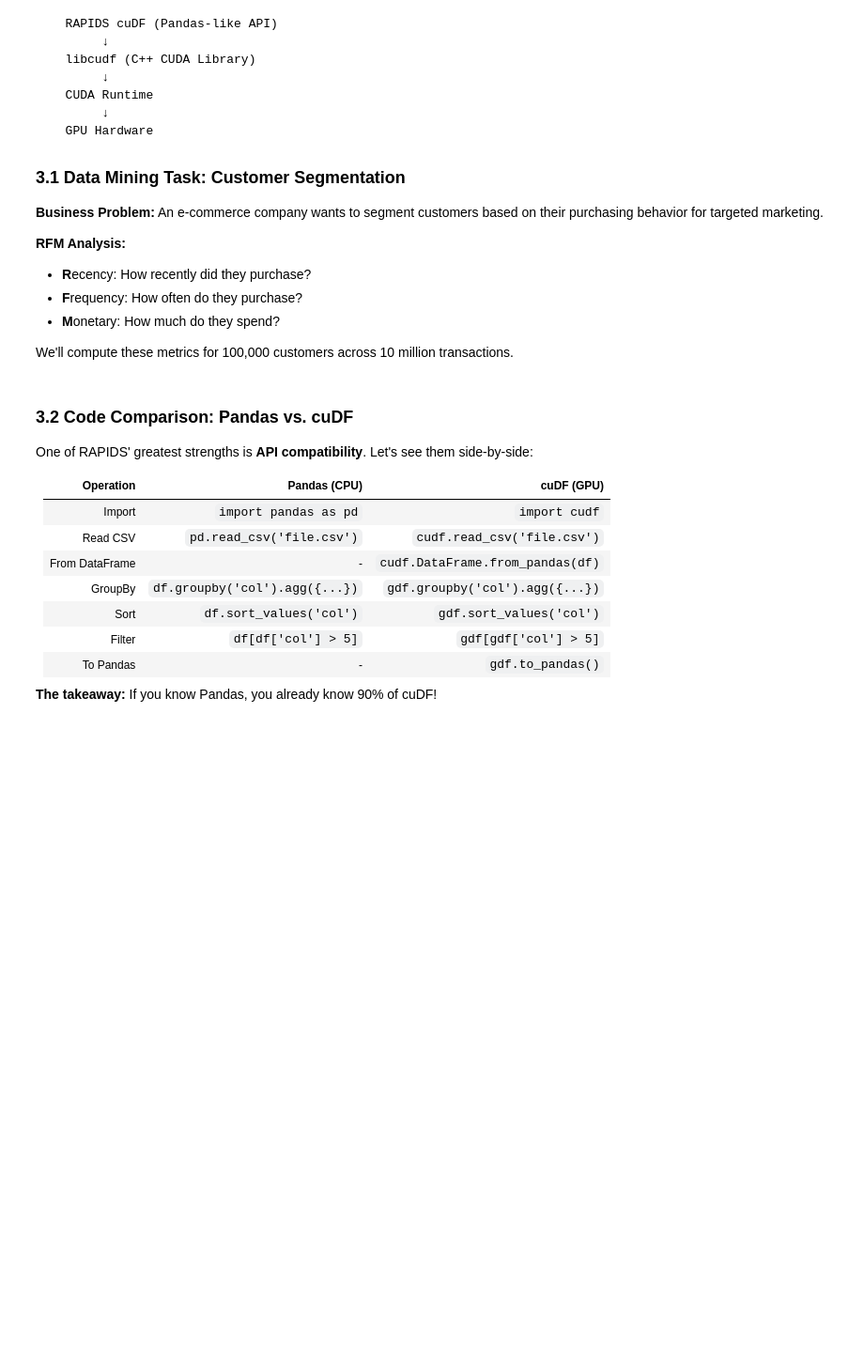
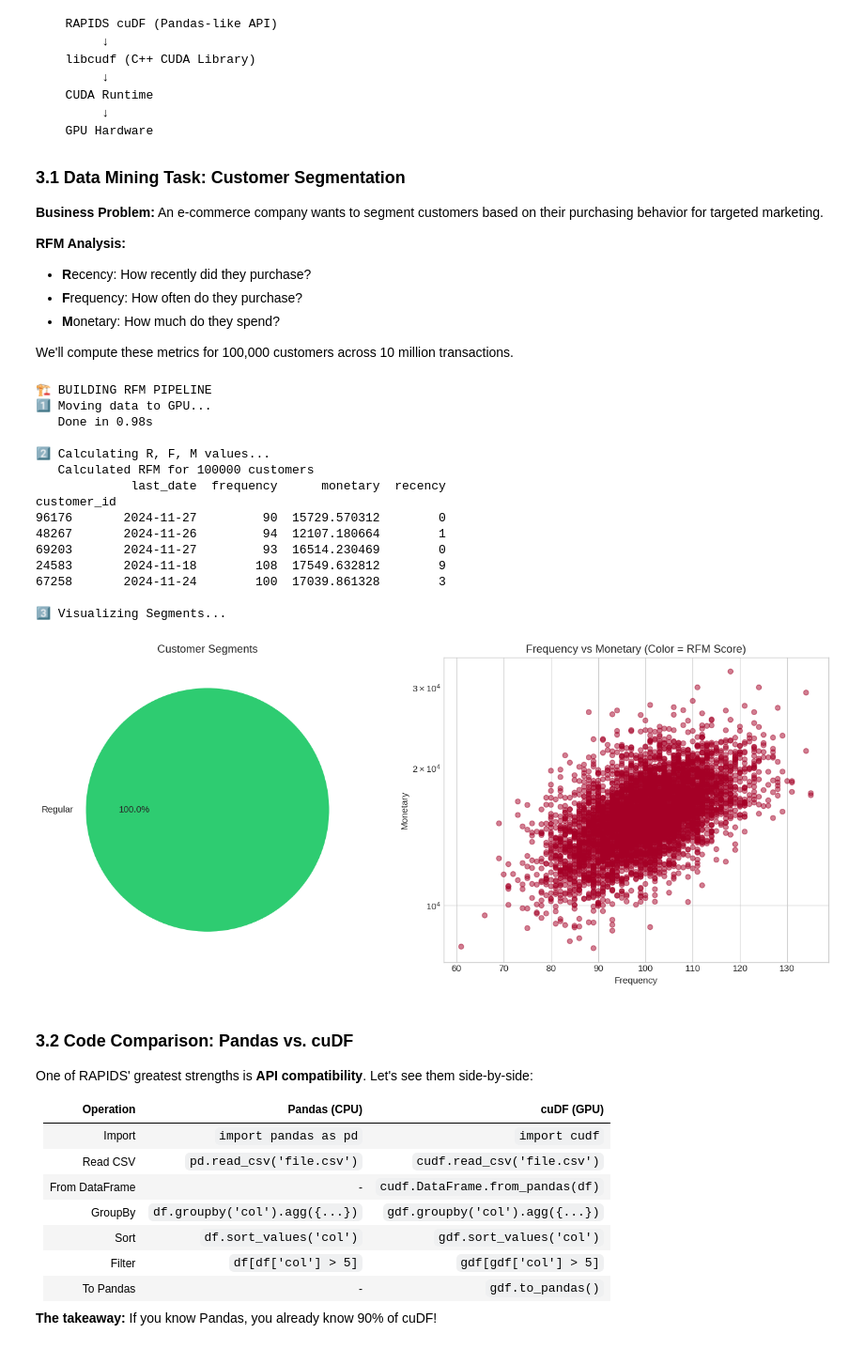
Before and after one commit to daniel-h-warwick/warwick-aai-files, a Jupyter notebook: CUDA_&_GPU_Programming_Tutorial.ipynb, the cells around one changed output. Shown: that part at 94% size. Saved outputs shown, nothing was run; the diff lists cells and outputs as text; code cells hidden in the pictures; blank space fills up the shorter version.

```diff
--- a/CUDA_&_GPU_Programming_Tutorial.ipynb
+++ b/CUDA_&_GPU_Programming_Tutorial.ipynb
@@ -1087,34 +1201,55 @@ if CUDF_AVAILABLE:
     # -------------------------------------------------------------------------
     # TODO: GroupBy 'customer_id' and calculate:
     # - max transaction_date (Recency)
     # - count transaction_id (Frequency)
     # - sum total_amount (Monetary)
     # -------------------------------------------------------------------------
     # Hint: Use .agg({'transaction_date': 'max', 'transaction_id': 'count', 'total_amount': 'sum'})
 
-    rfm = None # 🔴 YOUR CODE HERE
+    rfm = gdf.groupby('customer_id').agg({
+        "transaction_date": "max",
+        "transaction_id":"count",
+        "total_amount":"sum"
+    })
 
     # Rename columns for clarity
     if rfm is not None:
         # ⚠️ CAUTION: Ensure your aggregation order matches the names below!
         # If you used the hint above, this order is correct.
         rfm.columns = ['last_date', 'frequency', 'monetary']
 
         # Calculate days since last purchase
         ref_date = pd.Timestamp('2024-11-27')
         rfm['recency'] = (ref_date - rfm['last_date']).dt.days
 
         print(f"   Calculated RFM for {len(rfm)} customers")
         print(rfm.head())
 
         # STEP 3: VISUALIZE
         print("\n3️⃣ Visualizing Segments...")
         # Simple scoring for viz
         rfm['RFM_score'] = (rfm['frequency'] > 5).astype(int) + (rfm['monetary'] > 1000).astype(int) * 10
         visualize_rfm_segments(rfm)
 
 else:
     print("❌ cuDF not available")
+# %% [output]
+🏗️ BUILDING RFM PIPELINE
+1️⃣ Moving data to GPU...
+   Done in 0.98s
+
+2️⃣ Calculating R, F, M values...
+   Calculated RFM for 100000 customers
+             last_date  frequency      monetary  recency
+customer_id
+96176       2024-11-27         90  15729.570312        0
+48267       2024-11-26         94  12107.180664        1
+69203       2024-11-27         93  16514.230469        0
+24583       2024-11-18        108  17549.632812        9
+67258       2024-11-24        100  17039.861328        3
+
+3️⃣ Visualizing Segments...
+[figure, added]
 # %% [markdown]
 ### 3.2 Code Comparison: Pandas vs. cuDF
 
```
Also changed, not shown: parts of 15 cells of this notebook.
